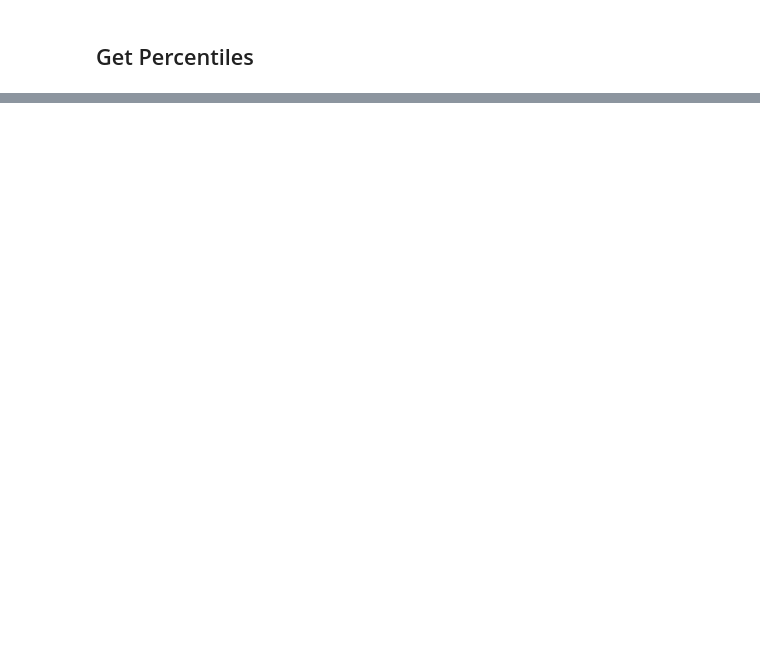
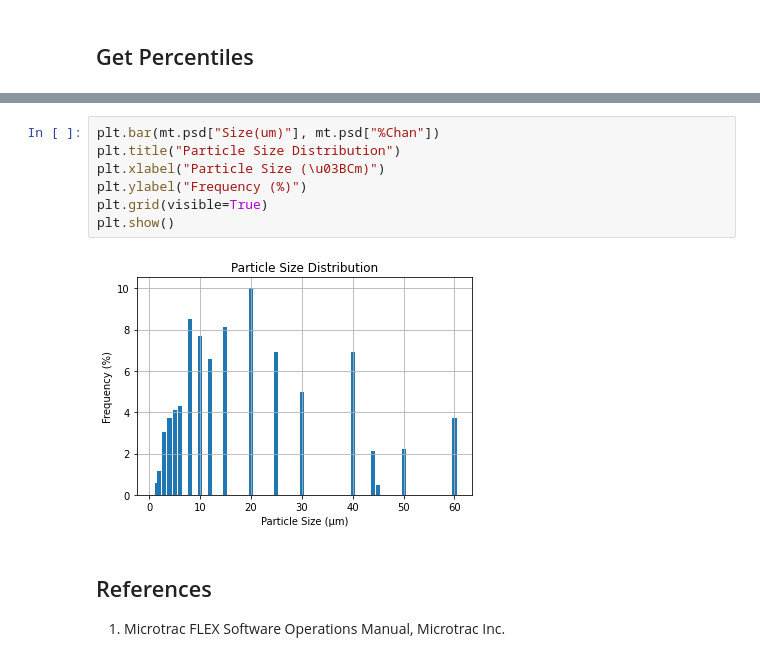
Before and after one commit to rpitchumani/s-3500, a Jupyter notebook: Microtrac S3500 PSA.ipynb, the cells around one changed output, grey strips where cells are left out. Drawn from its saved outputs; the diff is of its cells as text; blank space fills up the shorter version.

```diff
--- a/Microtrac S3500 PSA.ipynb
+++ b/Microtrac S3500 PSA.ipynb
@@ -112,0 +154,12 @@ mt.psd
+# %%
+plt.bar(mt.psd["Size(um)"], mt.psd["%Chan"])
+plt.title("Particle Size Distribution")
+plt.xlabel("Particle Size (\u03BCm)")
+plt.ylabel("Frequency (%)")
+plt.grid(visible=True)
+plt.show()
+# %% [output]
+[figure, added]
+# %% [markdown]
+## References
+1. Microtrac FLEX Software Operations Manual, Microtrac Inc.
```
Also changed, not shown: parts of 21 cells of this notebook, 1 other file.
